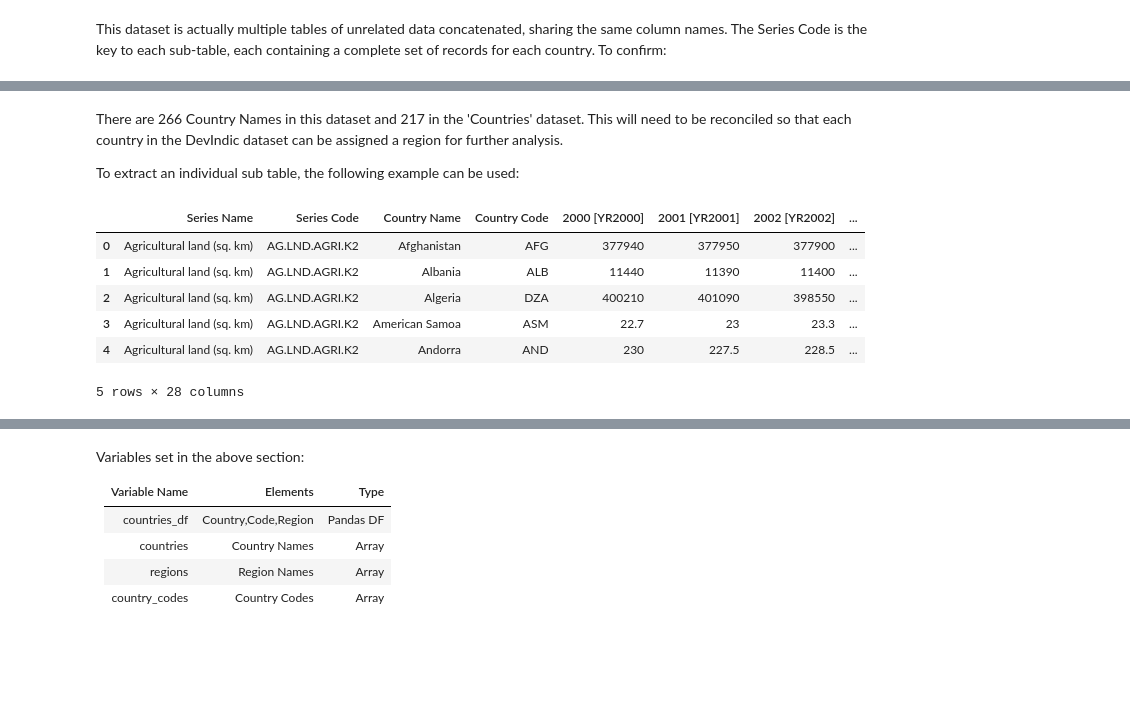
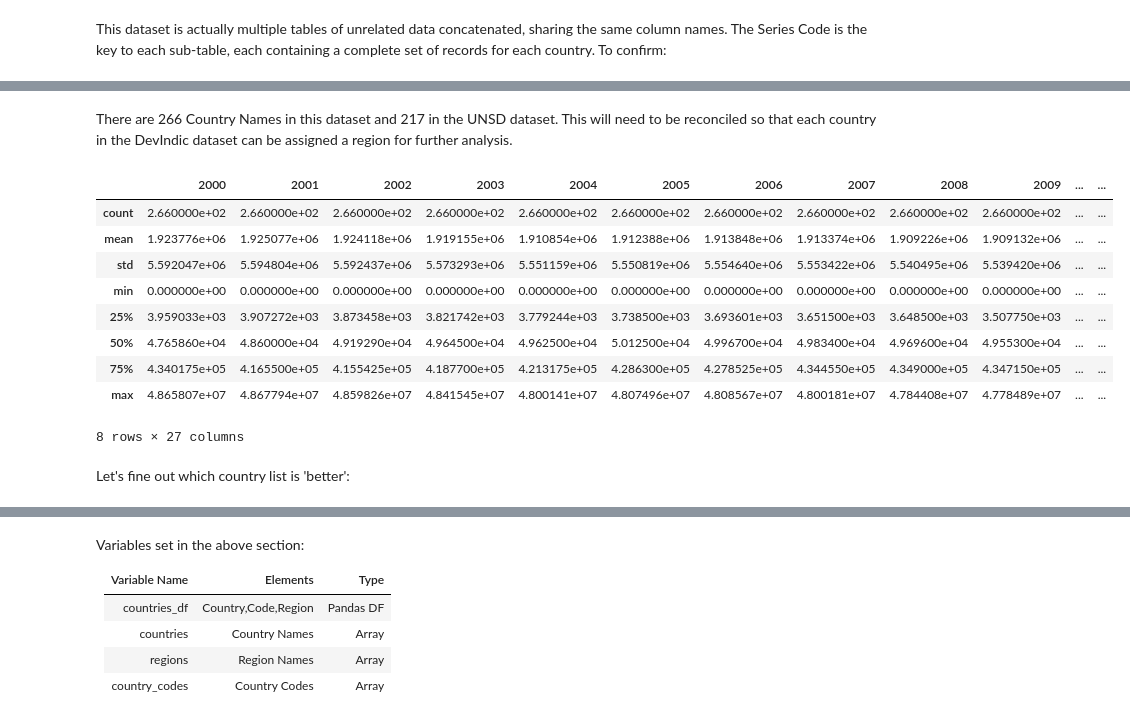
Before and after one commit to daemonchild/cardiffmet-dat4004-data-science-fundamentals, a Jupyter notebook: jupyter-notebook/WorldBankData.ipynb, the cells around one changed output, grey strips where cells are left out. Cells and saved outputs as stored; diff of their text form; code cells hidden in the pictures; blank space fills up the shorter version.

```diff
--- a/jupyter-notebook/WorldBankData.ipynb
+++ b/jupyter-notebook/WorldBankData.ipynb
@@ -130,0 +145,7 @@ devindic_df.head()
+# %%
+# Rename Columns to more useful names
+numerical_fields = [str(x).zfill(2) for x in range(2000,2022)]
+string_fields = ["Series", "SeriesCode", "Country_WB", "ISOcode"]   # <-- Country_WB for WorldBank name
+devindic_df.columns = (string_fields + numerical_fields)
+
+devindic_df.columns
@@ -130,0 +189,3 @@ devindic_df.head()
+# %%
+for column in numerical_fields:
+    print (devindic_df.loc[devindic_df[column] == "0"] )
@@ -130,0 +212,3 @@ devindic_df.head()
+# %%
+for column in numerical_fields:
+    devindic_df[column] = devindic_df[column].replace("..","0")
@@ -130,0 +222,8 @@ devindic_df.head()
+# %%
+for column in numerical_fields:
+   devindic_df[column] = devindic_df[column].astype(float)
+
+for column in string_fields:
+   devindic_df[column] = devindic_df[column].astype(str)
+
+devindic_df.dtypes
@@ -144,15 +274,21 @@ Name: Country Name, dtype: int64
 # %% [markdown]
-There are 266 Country Names in this dataset and 217 in the 'Countries' dataset. This will need to be reconciled so that each country in the DevIndic dataset can be assigned a region for further analysis.
-
-To extract an individual sub table, the following example can be used:
+There are 266 Country Names in this dataset and 217 in the UNSD dataset. This will need to be reconciled so that each country in the DevIndic dataset can be assigned a region for further analysis.
 # %%
-df_AG_LND_AGRI_K2 = devindic_df.loc[devindic_df['Series Code'] == "AG.LND.AGRI.K2"]
-df_AG_LND_AGRI_K2.head()
+#new = pd.merge( devindic_df, countries_df, on=["ISOcode"], how='left')
+new = pd.merge( df_AG_LND_AGRI_K2, countries_df, on=["ISOcode"], how='left')
+
+new.head()
+new.describe()
 # %% [output]
-|  | Series Name | Series Code | Country Name | Country Code | 2000 [YR2000] | 2001 [YR2001] | 2002 [YR2002] | ... |
-| 0 | Agricultural land (sq. km) | AG.LND.AGRI.K2 | Afghanistan | AFG | 377940 | 377950 | 377900 | ... |
-| 1 | Agricultural land (sq. km) | AG.LND.AGRI.K2 | Albania | ALB | 11440 | 11390 | 11400 | ... |
-| 2 | Agricultural land (sq. km) | AG.LND.AGRI.K2 | Algeria | DZA | 400210 | 401090 | 398550 | ... |
-| 3 | Agricultural land (sq. km) | AG.LND.AGRI.K2 | American Samoa | ASM | 22.7 | 23 | 23.3 | ... |
-| 4 | Agricultural land (sq. km) | AG.LND.AGRI.K2 | Andorra | AND | 230 | 227.5 | 228.5 | ... |
+|  | 2000 | 2001 | 2002 | 2003 | 2004 | 2005 | 2006 | 2007 | 2008 | 2009 | ... | ... |
+| count | 2.660000e+02 | 2.660000e+02 | 2.660000e+02 | 2.660000e+02 | 2.660000e+02 | 2.660000e+02 | 2.660000e+02 | 2.660000e+02 | 2.660000e+02 | 2.660000e+02 | ... | ... |
+| mean | 1.923776e+06 | 1.925077e+06 | 1.924118e+06 | 1.919155e+06 | 1.910854e+06 | 1.912388e+06 | 1.913848e+06 | 1.913374e+06 | 1.909226e+06 | 1.909132e+06 | ... | ... |
+| std | 5.592047e+06 | 5.594804e+06 | 5.592437e+06 | 5.573293e+06 | 5.551159e+06 | 5.550819e+06 | 5.554640e+06 | 5.553422e+06 | 5.540495e+06 | 5.539420e+06 | ... | ... |
+| min | 0.000000e+00 | 0.000000e+00 | 0.000000e+00 | 0.000000e+00 | 0.000000e+00 | 0.000000e+00 | 0.000000e+00 | 0.000000e+00 | 0.000000e+00 | 0.000000e+00 | ... | ... |
+| 25% | 3.959033e+03 | 3.907272e+03 | 3.873458e+03 | 3.821742e+03 | 3.779244e+03 | 3.738500e+03 | 3.693601e+03 | 3.651500e+03 | 3.648500e+03 | 3.507750e+03 | ... | ... |
+| 50% | 4.765860e+04 | 4.860000e+04 | 4.919290e+04 | 4.964500e+04 | 4.962500e+04 | 5.012500e+04 | 4.996700e+04 | 4.983400e+04 | 4.969600e+04 | 4.955300e+04 | ... | ... |
+| 75% | 4.340175e+05 | 4.165500e+05 | 4.155425e+05 | 4.187700e+05 | 4.213175e+05 | 4.286300e+05 | 4.278525e+05 | 4.344550e+05 | 4.349000e+05 | 4.347150e+05 | ... | ... |
+| max | 4.865807e+07 | 4.867794e+07 | 4.859826e+07 | 4.841545e+07 | 4.800141e+07 | 4.807496e+07 | 4.808567e+07 | 4.800181e+07 | 4.784408e+07 | 4.778489e+07 | ... | ... |
-5 rows × 28 columns
+8 rows × 27 columns
+# %% [markdown]
+Let's fine out which country list is 'better':
```
Also changed, not shown: parts of 27 cells of this notebook, 7 other files.
